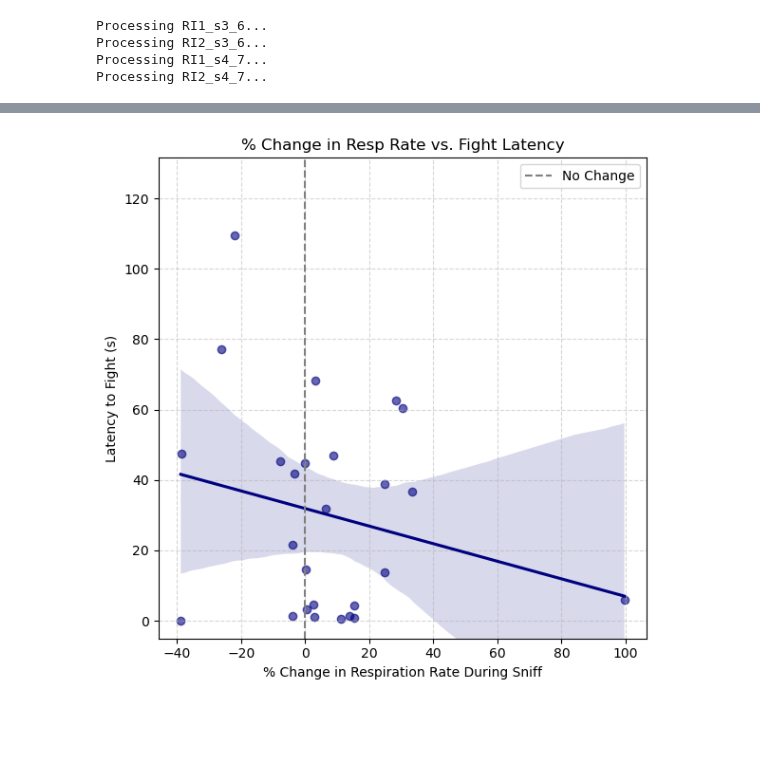
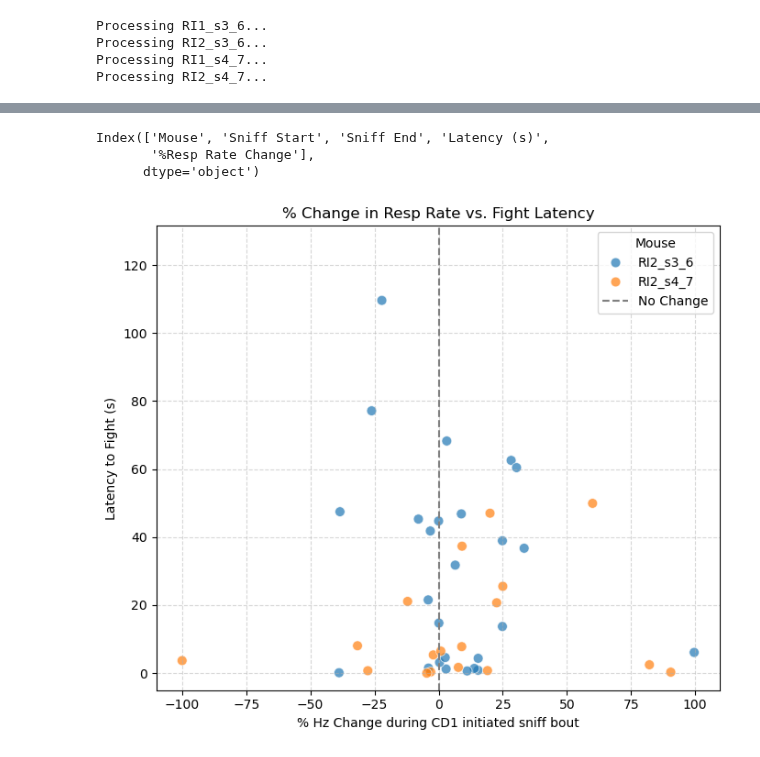
Before and after one commit to padillacoreanolab/respiratory_pilot, a Jupyter notebook: cohort_hzchange.ipynb, the cells around one changed output, grey strips where cells are left out. Cells and saved outputs as stored; diff of their text form; code cells hidden in the pictures; blank space fills up the shorter version.

Commit message:
2 mice in analysis 6 to go
added subj mapping and block to add boris once it is done.

```diff
--- a/cohort_hzchange.ipynb
+++ b/cohort_hzchange.ipynb
@@ -186,3 +186,7 @@ def calculate_agent_sniff_to_fight_latency(df):
             })
 
     return pd.DataFrame(latencies)
+# %%
+boris_df = pd.read_csv(r"E:\Aim1\AIM1\Day1_new\boris\RI2_s4_7_p5_2_nRB3_HEEPS.csv")
+latency_df = calculate_agent_sniff_to_fight_latency(boris_df)
+print(latency_df)
@@ -371,22 +411,37 @@ all_mice_df
-# %%
-min_latency = -5  # start y-axis slightly below zero
-max_latency = resp_rate_df["Latency (s)"].max()
-buffer = max(5, max_latency * 0.2)  # top padding
-
-plt.figure(figsize=(6, 6))  # taller figure
-
-sns.regplot(data=resp_rate_df, x="%Resp Rate Change", y="Latency (s)", color="navy", scatter_kws={'alpha':0.6})
-
-plt.axvline(0, linestyle='--', color='gray', label='No Change')
-plt.xlabel("% Change in Respiration Rate During Sniff")
-plt.ylabel("Latency to Fight (s)")
-plt.title("% Change in Resp Rate vs. Fight Latency")
-
-plt.ylim(min_latency, max_latency + buffer)  # y-axis from -5 upwards with buffer
-
-plt.grid(True, linestyle='--', alpha=0.5)
-plt.legend()
-plt.tight_layout()
-plt.show()
-# %% [output]
-[figure, removed]
+# %%
+print(all_mice_df.columns)
+# %% [output]
+Index(['Mouse', 'Sniff Start', 'Sniff End', 'Latency (s)',
+       '%Resp Rate Change'],
+      dtype='object')
+# %%
+min_latency = -5
+max_latency = all_mice_df["Latency (s)"].max()
+buffer = max(5, max_latency * 0.2)
+
+plt.figure(figsize=(7, 6))
+
+sns.scatterplot(
+    data=all_mice_df,
+    x="%Resp Rate Change",
+    y="Latency (s)",
+    hue="Mouse",  # <--- use 'Mouse' here
+    palette="tab10",
+    alpha=0.7,
+    s=60
+)
+
+plt.axvline(0, linestyle='--', color='gray', label='No Change')
+
+plt.xlabel("% Hz Change during CD1 initiated sniff bout")
+plt.ylabel("Latency to Fight (s)")
+plt.title("% Change in Resp Rate vs. Fight Latency")
+
+plt.ylim(min_latency, max_latency + buffer)
+
+plt.grid(True, linestyle='--', alpha=0.5)
+plt.legend(title="Mouse")
+plt.tight_layout()
+plt.show()
+# %% [output]
+[figure, added]
```
Also changed, not shown: parts of 9 cells of this notebook.
